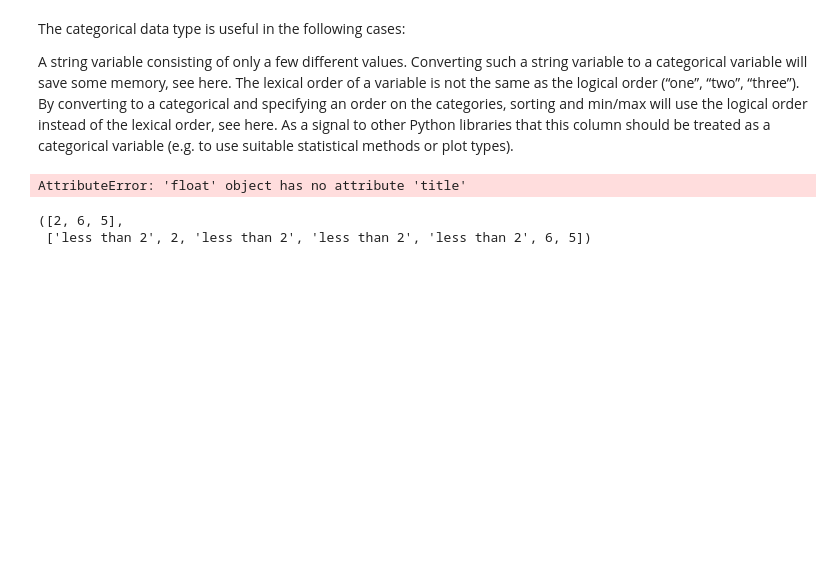
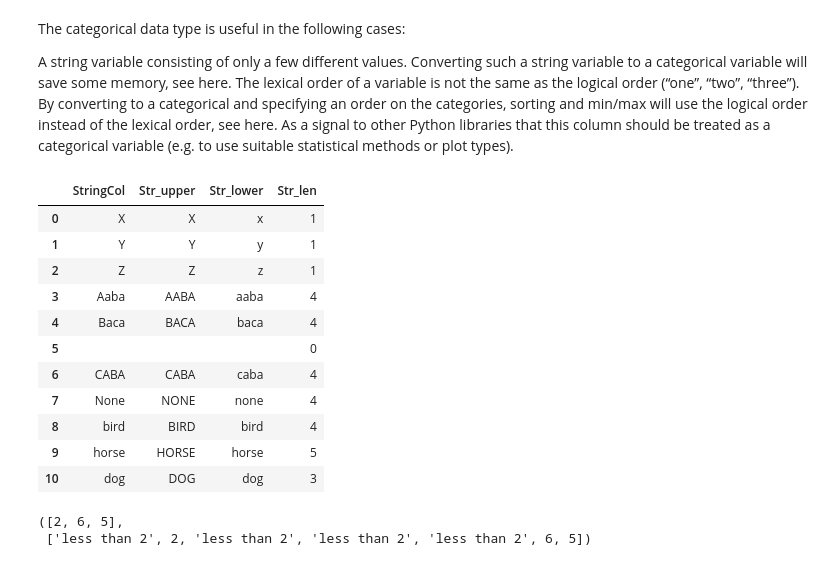
Before and after one commit to NAswathy/GeneralLearning, a Jupyter notebook: PandasGroupingPractise_IMP.ipynb, the cells around one changed output. Cells and saved outputs as stored; diff of their text form; code cells hidden in the pictures; blank space fills up the shorter version.

```diff
--- a/PandasGroupingPractise_IMP.ipynb
+++ b/PandasGroupingPractise_IMP.ipynb
@@ -285,15 +285,27 @@ A string variable consisting of only a few different values. Converting such a s
 The lexical order of a variable is not the same as the logical order (“one”, “two”, “three”). By converting to a categorical and specifying an order on the categories, sorting and min/max will use the logical order instead of the lexical order, see here.
 As a signal to other Python libraries that this column should be treated as a categorical variable (e.g. to use suitable statistical methods or plot types).
 # %%
-s= pd.Series(['X', 'Y', 'Z', 'Aaba', 'Baca', np.nan, 'CABA', None, 'bird', 'horse', 'dog'])
+
+s= pd.Series(['X', 'Y', 'Z', 'Aaba', 'Baca', "", 'CABA', None, 'bird', 'horse', 'dog'])
 df=pd.DataFrame(s, columns=["StringCol"])
 df['Str_upper']=df['StringCol'].apply(lambda x:str(x).upper())
-df['Str_title']= df["StringCol"].apply(lambda x: str(x.title()))
+#df['Str_title']= df["StringCol"].apply(lambda x: str(x.title()))
 df['Str_lower']=df['StringCol'].apply(lambda x:str(x).lower())
 df['Str_len']=df['StringCol'].apply(lambda x:len(str(x)))
 df
 # %% [output]
-AttributeError: 'float' object has no attribute 'title'
+|  | StringCol | Str_upper | Str_lower | Str_len |
+| 0 | X | X | x | 1 |
+| 1 | Y | Y | y | 1 |
+| 2 | Z | Z | z | 1 |
+| 3 | Aaba | AABA | aaba | 4 |
+| 4 | Baca | BACA | baca | 4 |
+| 5 |  |  |  | 0 |
+| 6 | CABA | CABA | caba | 4 |
+| 7 | None | NONE | none | 4 |
+| 8 | bird | BIRD | bird | 4 |
+| 9 | horse | HORSE | horse | 5 |
+| 10 | dog | DOG | dog | 3 |
 # %%
 #non repeating elements
 l= [1,2,3,1,3,6,5]
```
Also changed, not shown: 7 other files.
